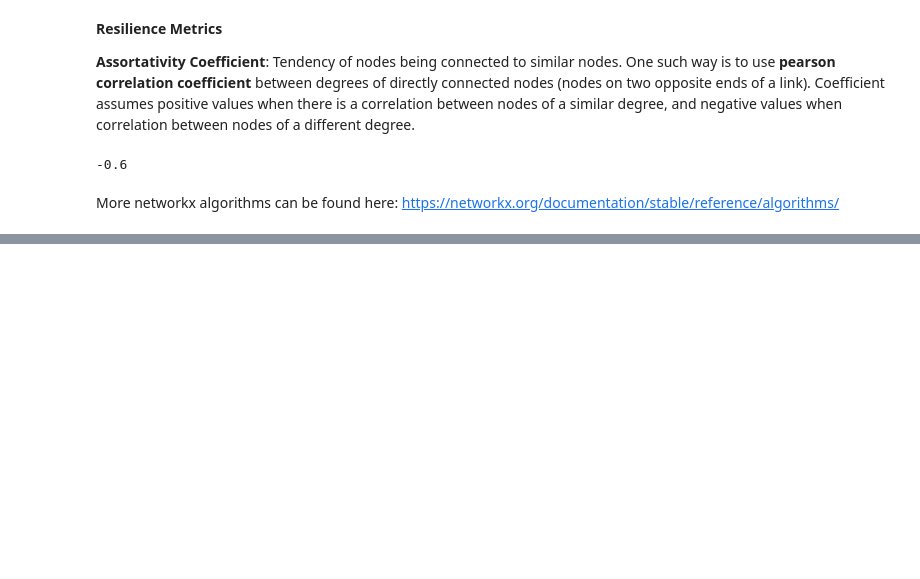
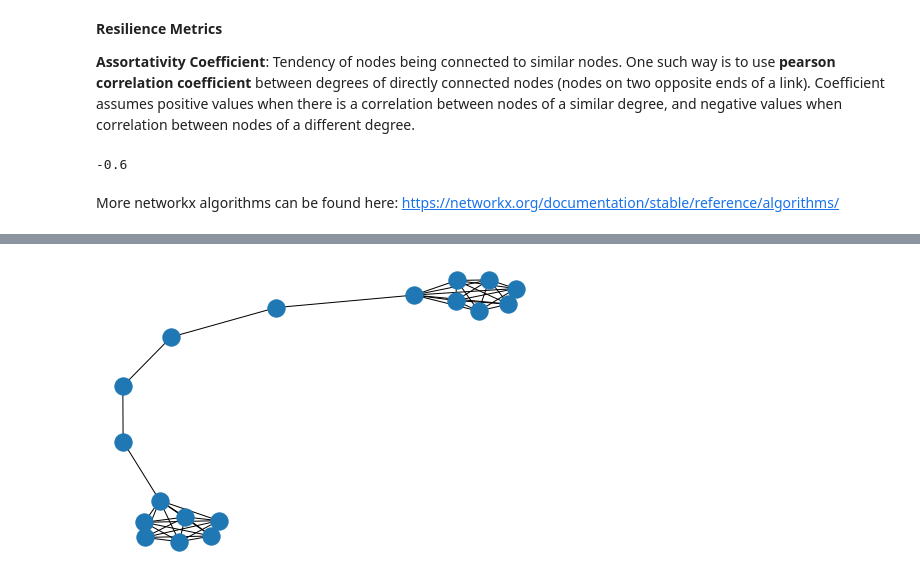
Before and after one commit to StevenVuong/Graph-Learning, a Jupyter notebook: GraphMLBook/1a_networkx_starter.ipynb, the cells around one changed output, grey strips where cells are left out. Saved outputs shown, nothing was run; the diff lists cells and outputs as text; code cells hidden in the pictures; blank space fills up the shorter version.

```diff
--- a/GraphMLBook/1a_networkx_starter.ipynb
+++ b/GraphMLBook/1a_networkx_starter.ipynb
@@ -376,0 +390,6 @@ More networkx algorithms can be found here: https://networkx.org/documentation/s
+# %%
+# barbell two cliques of size m1 and m2 joined by a branch of nodes
+barbell = nx.barbell_graph(m1=7, m2=4)
+nx.draw(barbell)
+# %% [output]
+[figure, added]
```
Also changed, not shown: parts of 26 cells of this notebook, 1 other file.
